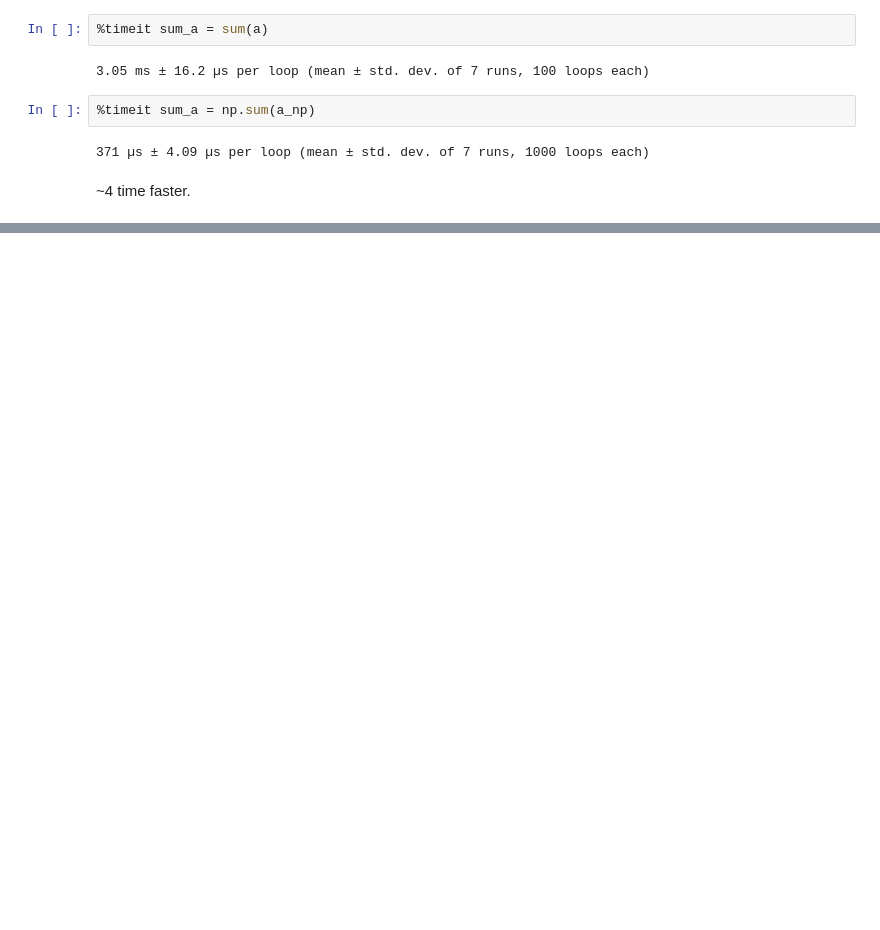
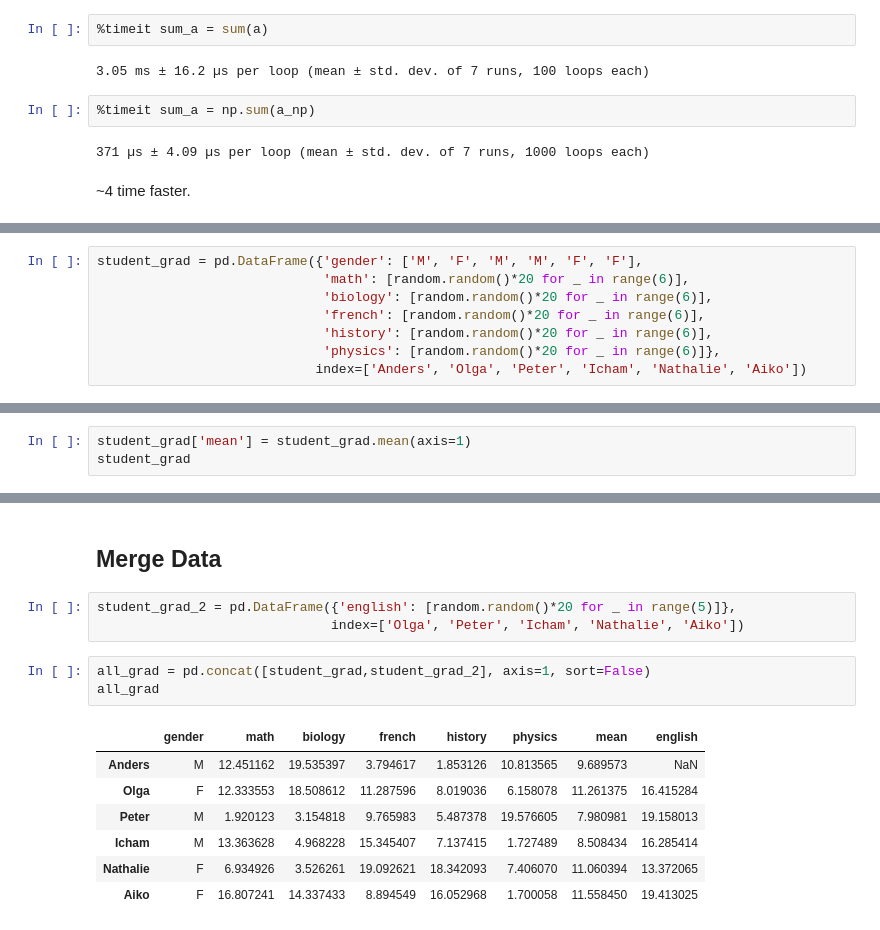
Before and after one commit to samuelmurail/jupyter_training_course, a Jupyter notebook: notebook/03_Interactive_data_analysis.ipynb, the cells around one changed output, grey strips where cells are left out. Saved outputs shown, nothing was run; the diff lists cells and outputs as text; blank space fills up the shorter version.

```diff
--- a/notebook/03_Interactive_data_analysis.ipynb
+++ b/notebook/03_Interactive_data_analysis.ipynb
@@ -141,0 +246,8 @@ array([[-0.68139835,  0.11932005,  1.10275277],
+# %%
+student_grad = pd.DataFrame({'gender': ['M', 'F', 'M', 'M', 'F', 'F'],
+                             'math': [random.random()*20 for _ in range(6)],
+                             'biology': [random.random()*20 for _ in range(6)],
+                             'french': [random.random()*20 for _ in range(6)],
+                             'history': [random.random()*20 for _ in range(6)],
+                             'physics': [random.random()*20 for _ in range(6)]},
+                            index=['Anders', 'Olga', 'Peter', 'Icham', 'Nathalie', 'Aiko'])
@@ -141,0 +277,3 @@ array([[-0.68139835,  0.11932005,  1.10275277],
+# %%
+student_grad['mean'] = student_grad.mean(axis=1)
+student_grad
@@ -141,0 +288,16 @@ array([[-0.68139835,  0.11932005,  1.10275277],
+# %% [markdown]
+## Merge Data
+# %%
+student_grad_2 = pd.DataFrame({'english': [random.random()*20 for _ in range(5)]},
+                              index=['Olga', 'Peter', 'Icham', 'Nathalie', 'Aiko'])
+# %%
+all_grad = pd.concat([student_grad,student_grad_2], axis=1, sort=False)
+all_grad
+# %% [output]
+|  | gender | math | biology | french | history | physics | mean | english |
+| Anders | M | 12.451162 | 19.535397 | 3.794617 | 1.853126 | 10.813565 | 9.689573 | NaN |
+| Olga | F | 12.333553 | 18.508612 | 11.287596 | 8.019036 | 6.158078 | 11.261375 | 16.415284 |
+| Peter | M | 1.920123 | 3.154818 | 9.765983 | 5.487378 | 19.576605 | 7.980981 | 19.158013 |
+| Icham | M | 13.363628 | 4.968228 | 15.345407 | 7.137415 | 1.727489 | 8.508434 | 16.285414 |
+| Nathalie | F | 6.934926 | 3.526261 | 19.092621 | 18.342093 | 7.406070 | 11.060394 | 13.372065 |
+| Aiko | F | 16.807241 | 14.337433 | 8.894549 | 16.052968 | 1.700058 | 11.558450 | 19.413025 |
```
Also changed, not shown: parts of 62 cells of this notebook.
